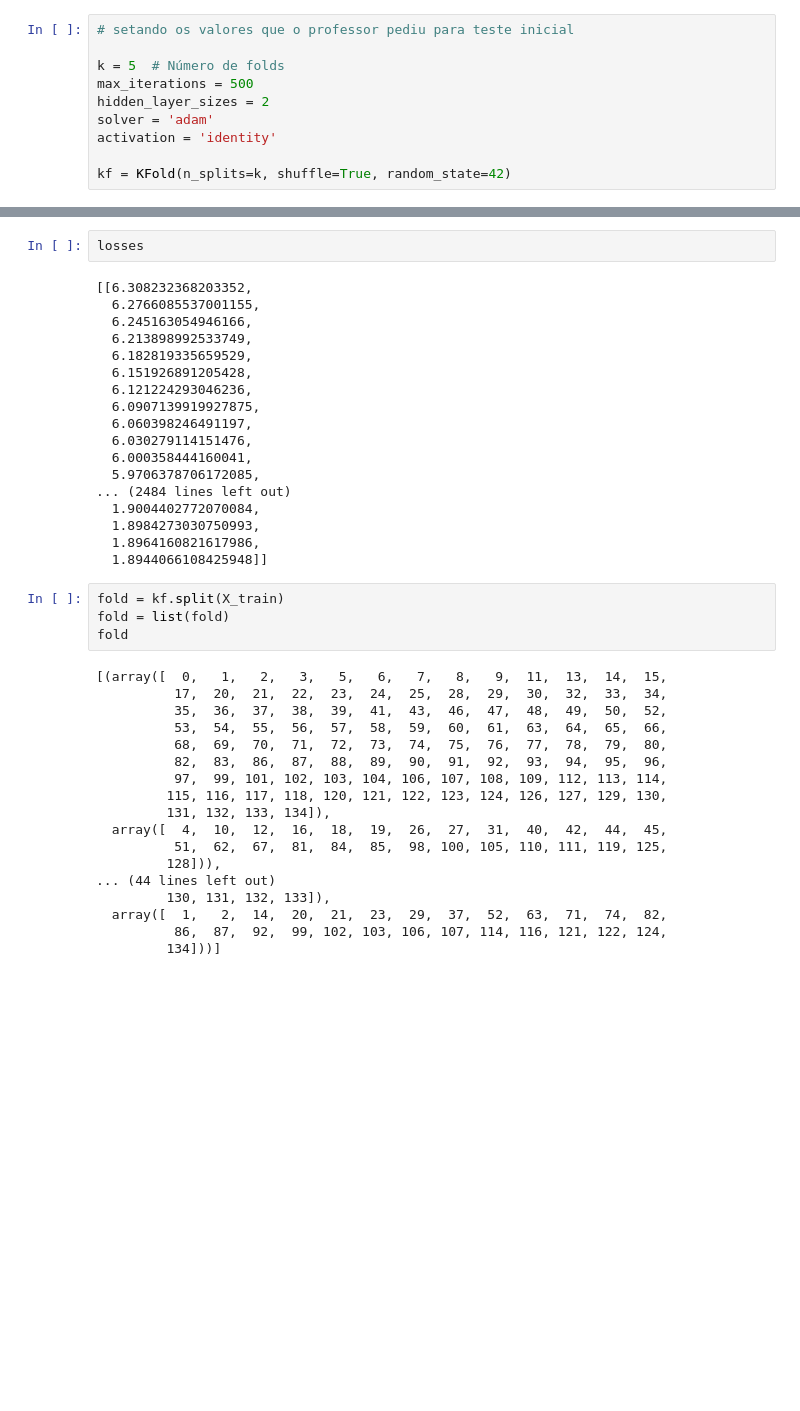
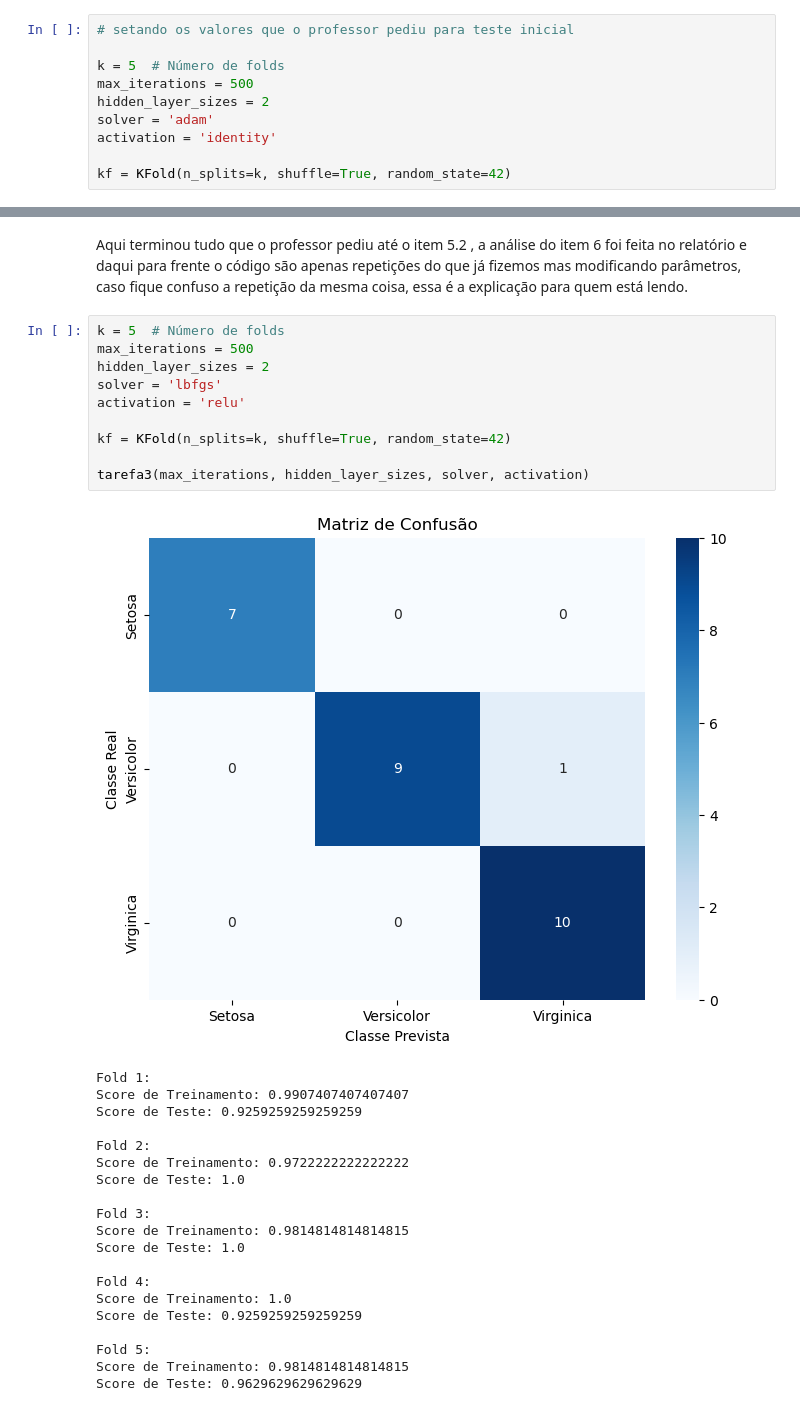
Before and after one commit to MatheusOliveiraSilva/Intro.-ML, a Jupyter notebook: tarefa3/tarefa3.ipynb, the cells around one changed output, grey strips where cells are left out. Cells and saved outputs as stored; diff of their text form; blank space fills up the shorter version.

```diff
--- a/tarefa3/tarefa3.ipynb
+++ b/tarefa3/tarefa3.ipynb
@@ -189,42 +208,33 @@ Score de Teste: 0.0
-# %%
-losses
-# %% [output]
-[[6.308232368203352,
-  6.2766085537001155,
-  6.245163054946166,
-  6.213898992533749,
-  6.182819335659529,
-  6.151926891205428,
-  6.121224293046236,
-  6.0907139919927875,
-  6.060398246491197,
-  6.030279114151476,
-  6.000358444160041,
-  5.9706378706172085,
-... (2484 lines left out)
-  1.9004402772070084,
-  1.8984273030750993,
-  1.8964160821617986,
-  1.8944066108425948]]
-# %%
-fold = kf.split(X_train)
-fold = list(fold)
-fold
-# %% [output]
-[(array([  0,   1,   2,   3,   5,   6,   7,   8,   9,  11,  13,  14,  15,
-          17,  20,  21,  22,  23,  24,  25,  28,  29,  30,  32,  33,  34,
-          35,  36,  37,  38,  39,  41,  43,  46,  47,  48,  49,  50,  52,
-          53,  54,  55,  56,  57,  58,  59,  60,  61,  63,  64,  65,  66,
-          68,  69,  70,  71,  72,  73,  74,  75,  76,  77,  78,  79,  80,
-          82,  83,  86,  87,  88,  89,  90,  91,  92,  93,  94,  95,  96,
-          97,  99, 101, 102, 103, 104, 106, 107, 108, 109, 112, 113, 114,
-         115, 116, 117, 118, 120, 121, 122, 123, 124, 126, 127, 129, 130,
-         131, 132, 133, 134]),
-  array([  4,  10,  12,  16,  18,  19,  26,  27,  31,  40,  42,  44,  45,
-          51,  62,  67,  81,  84,  85,  98, 100, 105, 110, 111, 119, 125,
-         128])),
-... (44 lines left out)
-         130, 131, 132, 133]),
-  array([  1,   2,  14,  20,  21,  23,  29,  37,  52,  63,  71,  74,  82,
-          86,  87,  92,  99, 102, 103, 106, 107, 114, 116, 121, 122, 124,
-         134]))]
+# %% [markdown]
+Aqui terminou tudo que o professor pediu até o item 5.2 , a análise do item 6 foi feita no relatório e daqui para frente o código são apenas repetições do que já fizemos mas modificando parâmetros, caso fique confuso a repetição da mesma coisa, essa é a explicação para quem está lendo.
+# %%
+k = 5  # Número de folds
+max_iterations = 500
+hidden_layer_sizes = 2
+solver = 'lbfgs'
+activation = 'relu'
+
+kf = KFold(n_splits=k, shuffle=True, random_state=42)
+
+tarefa3(max_iterations, hidden_layer_sizes, solver, activation)
+# %% [output]
+[figure, added]
+Fold 1:
+Score de Treinamento: 0.9907407407407407
+Score de Teste: 0.9259259259259259
+
+Fold 2:
+Score de Treinamento: 0.9722222222222222
+Score de Teste: 1.0
+
+Fold 3:
+Score de Treinamento: 0.9814814814814815
+Score de Teste: 1.0
+
+Fold 4:
+Score de Treinamento: 1.0
+Score de Teste: 0.9259259259259259
+
+Fold 5:
+Score de Treinamento: 0.9814814814814815
+Score de Teste: 0.9629629629629629
```
Also changed, not shown: parts of 15 cells of this notebook, 3 other files.
